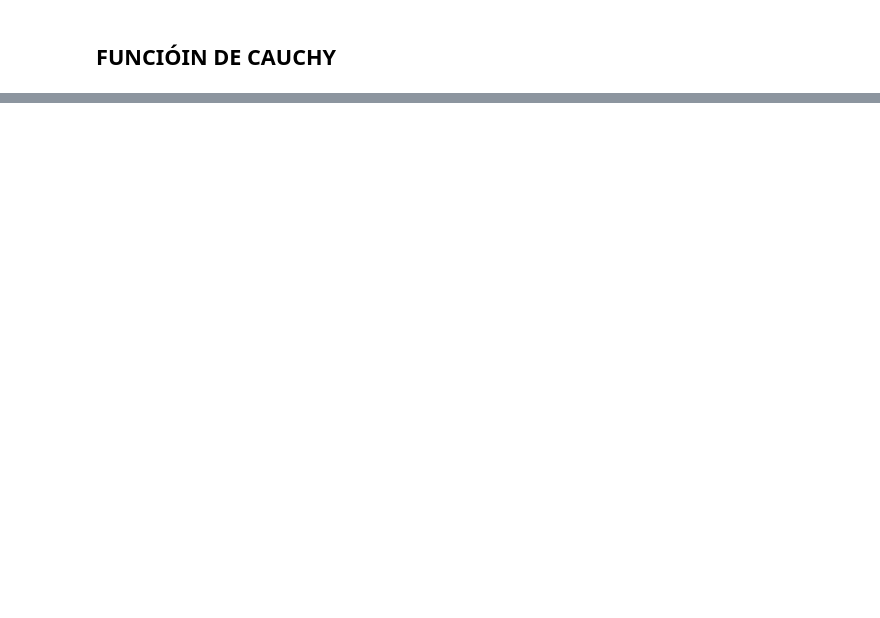
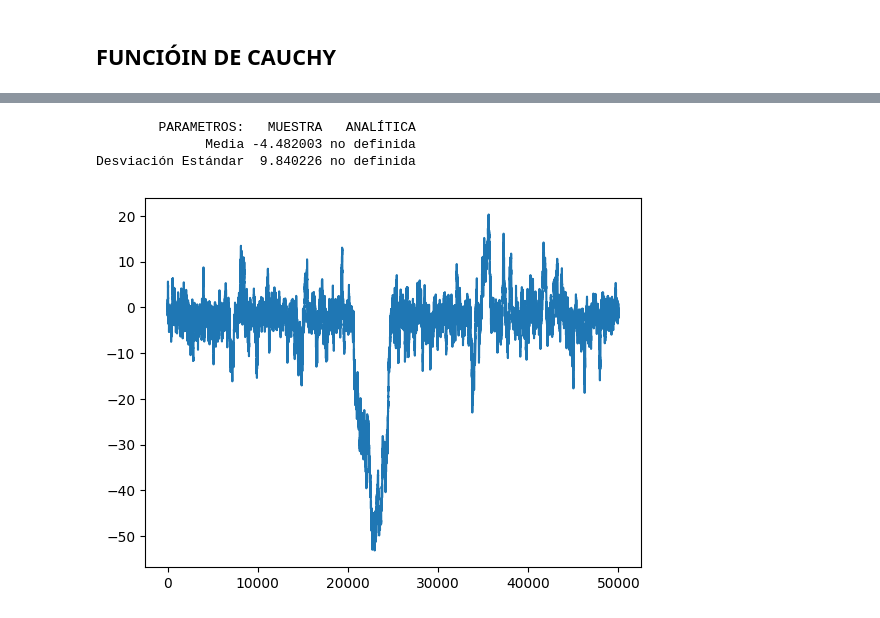
Before and after one commit to Gustavo-Ros/Simulaci-n-2, a Jupyter notebook: Metropolis.ipynb, the cells around one changed output, grey strips where cells are left out. Drawn from its saved outputs; the diff is of its cells as text; code cells hidden in the pictures; blank space fills up the shorter version.

```diff
--- a/Metropolis.ipynb
+++ b/Metropolis.ipynb
@@ -104,3 +114,15 @@ La aceptación fue del  91.88 %
+# %%
+df = pd.DataFrame({'PARAMETROS:': ['Media', 'Desviación Estándar'], 'MUESTRA': [np.mean(x), np.std(x)],'ANALÍTICA': ["no definida", "no definida"]})
+print(df.to_string(index=False))
+# %% [output]
+        PARAMETROS:   MUESTRA   ANALÍTICA
+              Media -4.482003 no definida
+Desviación Estándar  9.840226 no definida
+# %%
+plt.plot(x)
+plt.show()
+# %% [output]
+[figure, added]
 # %%
 plt.plot(x[:100])
 plt.show()
```
Also changed, not shown: parts of 16 cells of this notebook.
